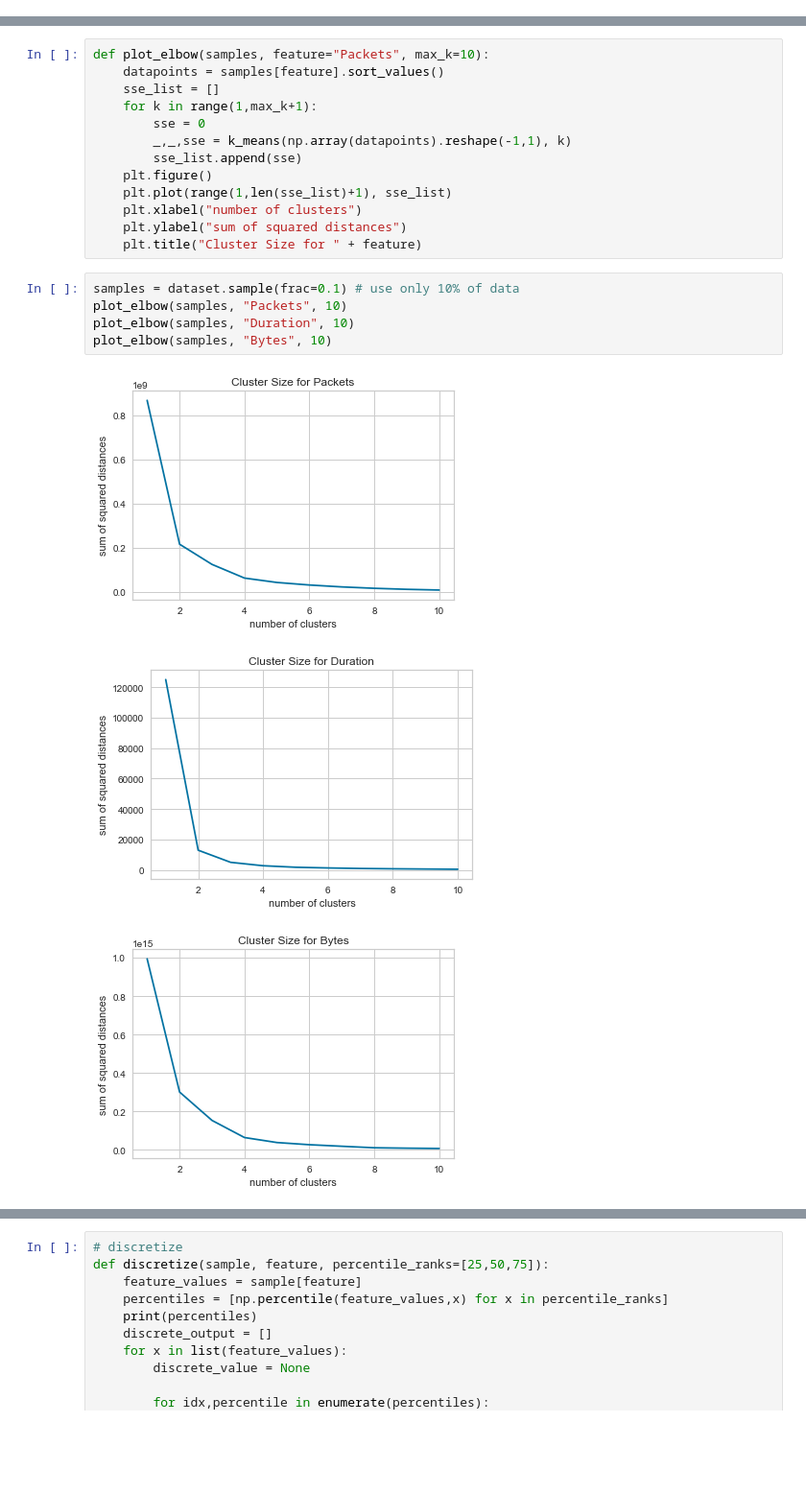
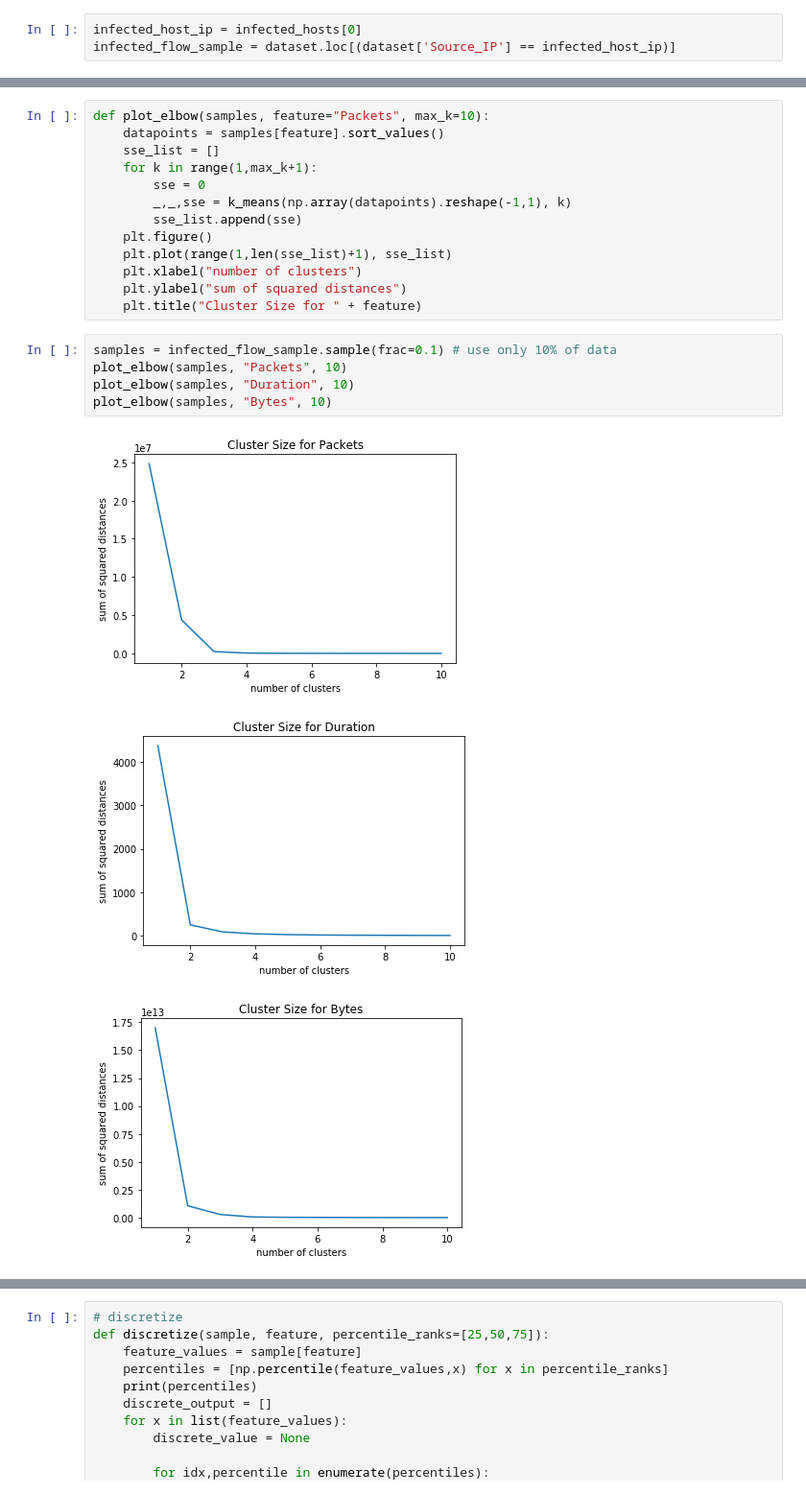
Before and after one commit to enreina/cs4035-lab, a Jupyter notebook: lab3/flow_discretization_task.ipynb, the cells around one changed output, grey strips where cells are left out. Shown at 96% size. Drawn from its saved outputs; the diff is of its cells as text; blank space fills up the shorter version.

Commit message:
discretize only on data of one infected host

```diff
--- a/lab3/flow_discretization_task.ipynb
+++ b/lab3/flow_discretization_task.ipynb
@@ -68,3 +65,6 @@ normal_flow_sample = dataset[(dataset['Source_IP'] == "147.32.84.170") & (datase
+# %%
+infected_host_ip = infected_hosts[0]
+infected_flow_sample = dataset.loc[(dataset['Source_IP'] == infected_host_ip)]
 # %%
 infected_flow_sample.head()
 # %% [output]
@@ -100,12 +100,12 @@ def plot_elbow(samples, feature="Packets", max_k=10):
     plt.ylabel("sum of squared distances")
     plt.title("Cluster Size for " + feature)
 # %%
-samples = dataset.sample(frac=0.1) # use only 10% of data
+samples = infected_flow_sample.sample(frac=0.1) # use only 10% of data
 plot_elbow(samples, "Packets", 10)
 plot_elbow(samples, "Duration", 10)
 plot_elbow(samples, "Bytes", 10)
 # %% [output]
-[figure, old version]
+[figure, new version]
-[figure, old version]
+[figure, new version]
-[figure, old version]
+[figure, new version]
 # %% [markdown]
```
Also changed, not shown: parts of 10 cells of this notebook.
